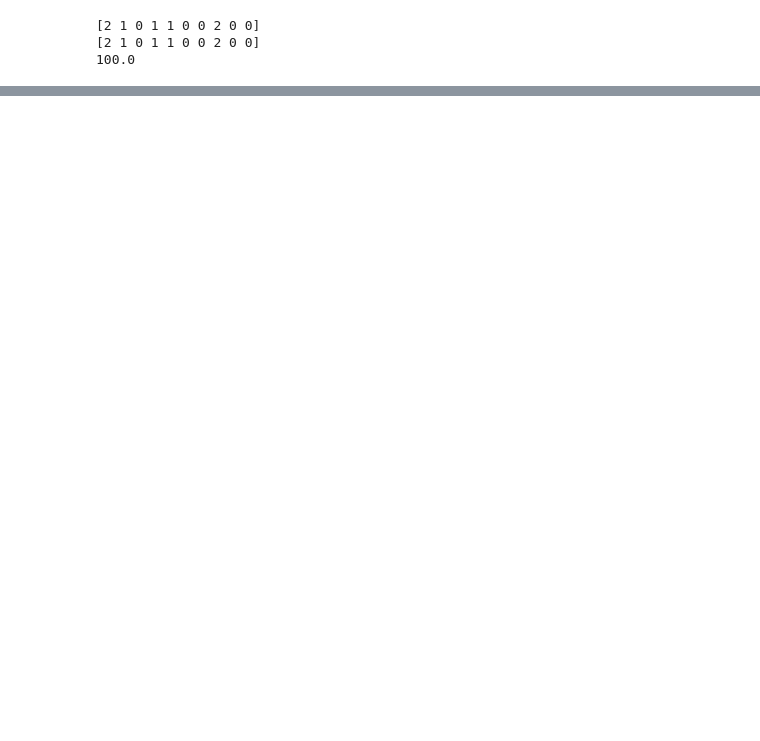
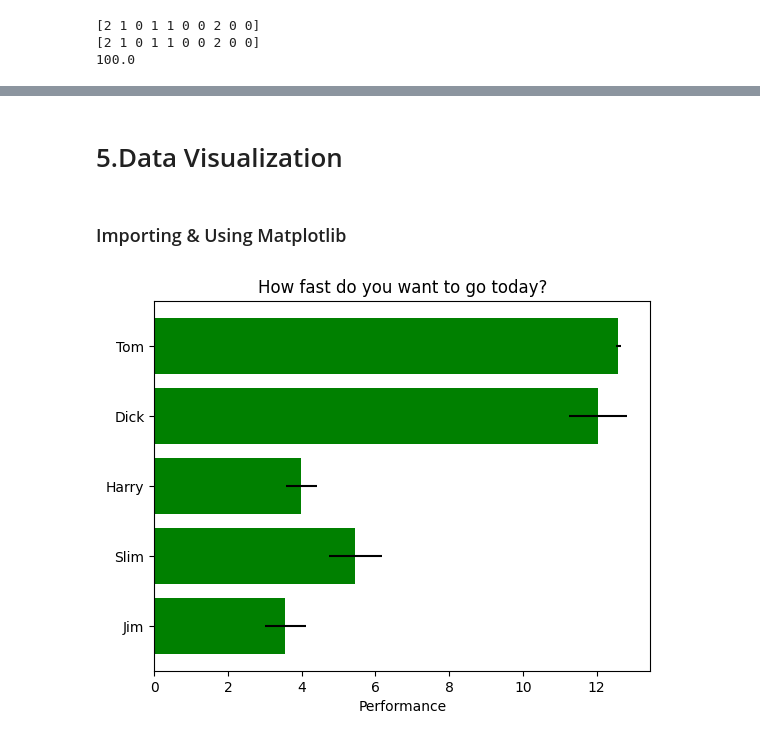
Before and after one commit to AnisTaluqdar/Visual-Studio-Code, a Jupyter notebook: Data Science/Data Analysis from Scratch.ipynb, the cells around one changed output, grey strips where cells are left out. Cells and saved outputs as stored; diff of their text form; code cells hidden in the pictures; blank space fills up the shorter version.

```diff
--- a/Data Science/Data Analysis from Scratch.ipynb
+++ b/Data Science/Data Analysis from Scratch.ipynb
@@ -431,0 +493,23 @@ print(accuracy_score(pred, y_test)* 100) #prediction accuracy
+# %% [markdown]
+# 5.Data Visualization
+# %% [markdown]
+### Importing & Using Matplotlib
+# %%
+import numpy as np
+import matplotlib.pyplot as plt
+plt.rcdefaults()
+fig, ax = plt.subplots()
+# Example data
+people = ('Tom', 'Dick', 'Harry', 'Slim', 'Jim')
+y_pos = np.arange(len(people))
+performance = 3 + 10 * np.random.rand(len(people))
+error = np.random.rand(len(people))
+ax.barh(y_pos, performance, xerr=error, align='center', color='green', ecolor='black')
+ax.set_yticks(y_pos)
+ax.set_yticklabels(people)
+ax.invert_yaxis() # labels read top-to-bottom
+ax.set_xlabel('Performance')
+ax.set_title('How fast do you want to go today?')
+plt.show()
+# %% [output]
+[figure, added]
```
Also changed, not shown: parts of 14 cells of this notebook, 3 other files.
